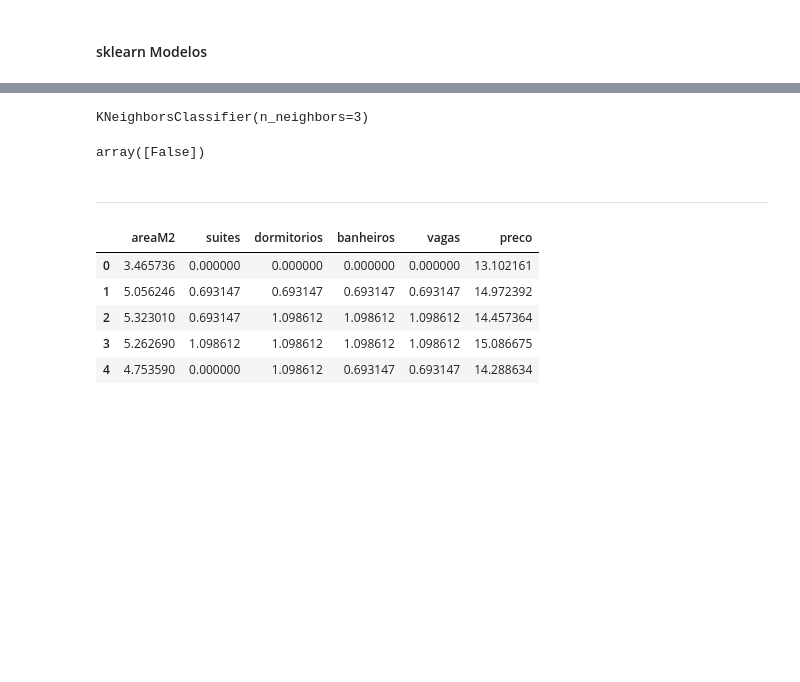
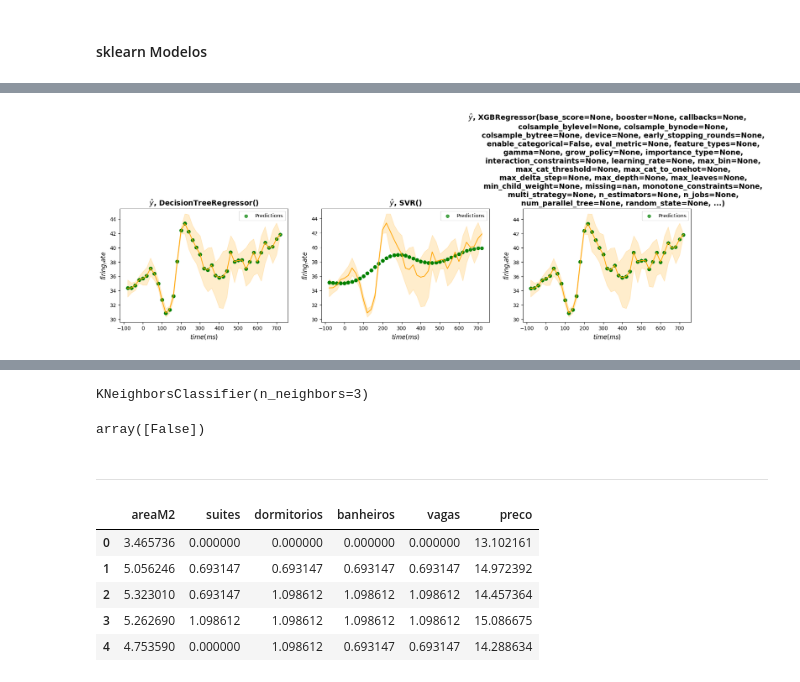
Before and after one commit to AnaMarcacini/CienciaDeDados, a Jupyter notebook: P3/Resumao.ipynb, the cells around one changed output, grey strips where cells are left out. Cells and saved outputs as stored; diff of their text form; code cells hidden in the pictures; blank space fills up the shorter version.

```diff
--- a/P3/Resumao.ipynb
+++ b/P3/Resumao.ipynb
@@ -239,0 +292,42 @@ Predicted price (scikit-learn): 950278.0028634968
+# %%
+from sklearn.tree import DecisionTreeRegressor
+from sklearn.svm import SVR
+from xgboost.sklearn import XGBRegressor
+from sklearn.linear_model import BayesianRidge
+from sklearn.linear_model import ElasticNet
+from sklearn.kernel_ridge import KernelRidge
+from sklearn.linear_model import SGDRegressor
+from lightgbm import LGBMRegressor
+from sklearn.ensemble import GradientBoostingRegressor
+from sklearn.neural_network import MLPRegressor # entradas precisam ser normalizadas
+
+
+
+X_train = X_test= dots[['time']]
+y_train = dots.firing_rate
+
+base_estimators = [ DecisionTreeRegressor(),
+                    SVR(),
+                    XGBRegressor() ]
+
+plt.figure(figsize=(20,4))
+k = 1
+for regressor in base_estimators:
+
+  regressor.fit(X_train, y_train)
+
+  y_pred = regressor.predict(X_test)
+
+  plt.subplot(1,3,k)
+  k = k + 1
+  sns.lineplot(x=X_train.time,y=y_train,color='orange')
+  plt.scatter(X_test,y_pred,color='green',marker='o',alpha=0.7,label='Predictions')
+
+  plt.title('$\\hat{y}$, ' + str(regressor),fontsize=14,weight='bold')
+  plt.xlabel('$time (ms)$',fontsize=12)
+  plt.ylabel('$firing_rate$',fontsize=12)
+  plt.legend()
+
+plt.show()
+# %% [output]
+[figure, added]
```
Also changed, not shown: parts of 58 cells of this notebook.
